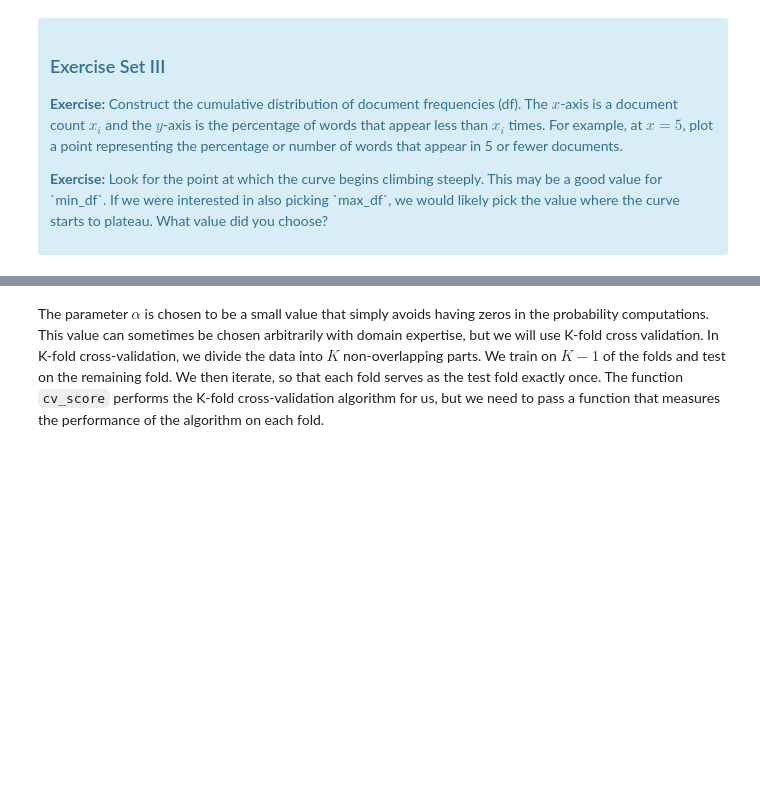
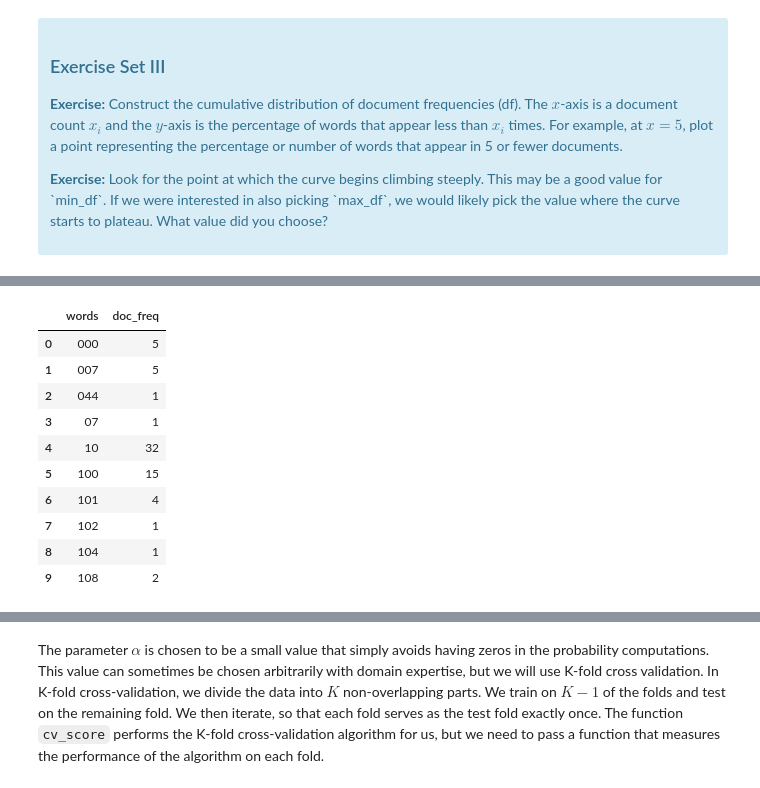
Before and after one commit to adjakka/Mini_Projects_Data_Science, a Jupyter notebook: Sentiment_analysis_naive_bayes/Mini_Project_Naive_Bayes.ipynb, the cells around one changed output, grey strips where cells are left out. Cells and saved outputs as stored; diff of their text form; code cells hidden in the pictures; blank space fills up the shorter version.

```diff
--- a/Sentiment_analysis_naive_bayes/Mini_Project_Naive_Bayes.ipynb
+++ b/Sentiment_analysis_naive_bayes/Mini_Project_Naive_Bayes.ipynb
@@ -359,0 +387,16 @@ visualizer.poof()
+# %%
+word_doc_freq = train_df.sum(axis = 0).transpose().reset_index()
+word_doc_freq.columns = ['words', 'doc_freq']
+word_doc_freq.head(10)
+# %% [output]
+|  | words | doc_freq |
+| 0 | 000 | 5 |
+| 1 | 007 | 5 |
+| 2 | 044 | 1 |
+| 3 | 07 | 1 |
+| 4 | 10 | 32 |
+| 5 | 100 | 15 |
+| 6 | 101 | 4 |
+| 7 | 102 | 1 |
+| 8 | 104 | 1 |
+| 9 | 108 | 2 |
```
Also changed, not shown: parts of 48 cells of this notebook.
